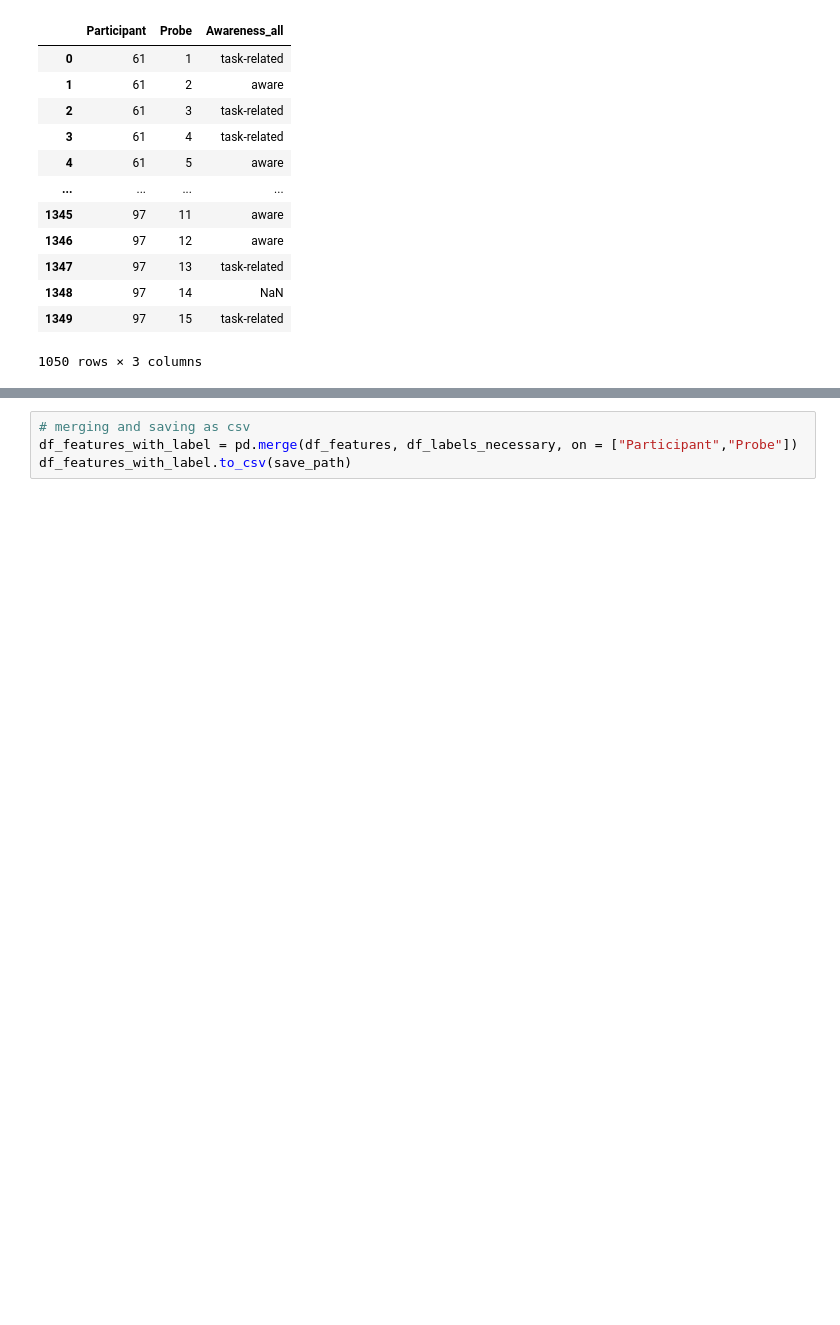
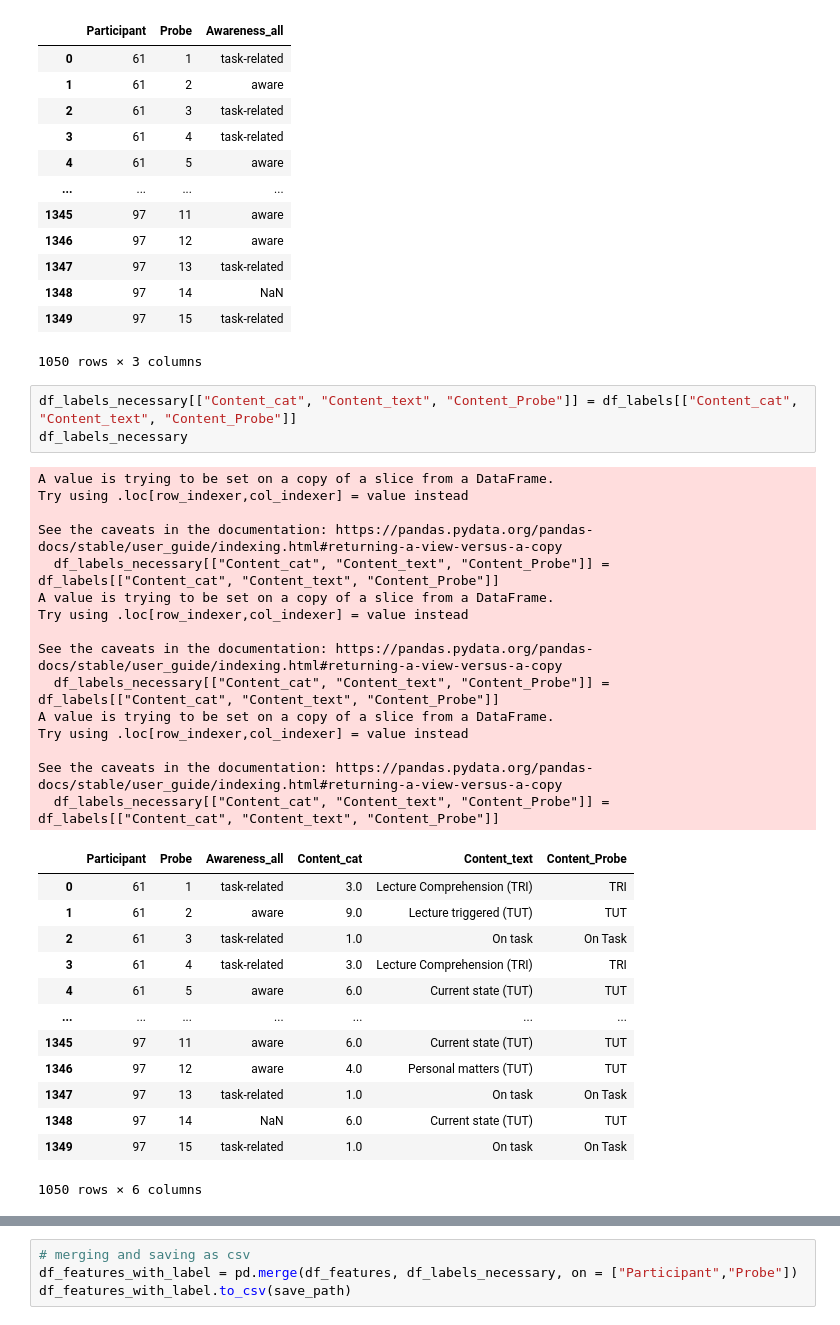
Before and after one commit to juverse/Mind-Wandering-Detection, a Jupyter notebook: Model Building/add_final_labels_to_features.ipynb, the cells around one changed output, grey strips where cells are left out. Saved outputs shown, nothing was run; the diff lists cells and outputs as text; blank space fills up the shorter version.

```diff
--- a/Model Building/add_final_labels_to_features.ipynb
+++ b/Model Building/add_final_labels_to_features.ipynb
@@ -80,6 +78,38 @@ df_labels_necessary
 | 1348 | 97 | 14 | NaN |
 | 1349 | 97 | 15 | task-related |
 1050 rows × 3 columns
+# %%
+df_labels_necessary[["Content_cat", "Content_text", "Content_Probe"]] = df_labels[["Content_cat", "Content_text", "Content_Probe"]]
+df_labels_necessary
+# %% [output]
+A value is trying to be set on a copy of a slice from a DataFrame.
+Try using .loc[row_indexer,col_indexer] = value instead
+
+See the caveats in the documentation: https://pandas.pydata.org/pandas-docs/stable/user_guide/indexing.html#returning-a-view-versus-a-copy
+  df_labels_necessary[["Content_cat", "Content_text", "Content_Probe"]] = df_labels[["Content_cat", "Content_text", "Content_Probe"]]
+A value is trying to be set on a copy of a slice from a DataFrame.
+Try using .loc[row_indexer,col_indexer] = value instead
+
+See the caveats in the documentation: https://pandas.pydata.org/pandas-docs/stable/user_guide/indexing.html#returning-a-view-versus-a-copy
+  df_labels_necessary[["Content_cat", "Content_text", "Content_Probe"]] = df_labels[["Content_cat", "Content_text", "Content_Probe"]]
+A value is trying to be set on a copy of a slice from a DataFrame.
+Try using .loc[row_indexer,col_indexer] = value instead
+
+See the caveats in the documentation: https://pandas.pydata.org/pandas-docs/stable/user_guide/indexing.html#returning-a-view-versus-a-copy
+  df_labels_necessary[["Content_cat", "Content_text", "Content_Probe"]] = df_labels[["Content_cat", "Content_text", "Content_Probe"]]
+|  | Participant | Probe | Awareness_all | Content_cat | Content_text | Content_Probe |
+| 0 | 61 | 1 | task-related | 3.0 | Lecture Comprehension (TRI) | TRI |
+| 1 | 61 | 2 | aware | 9.0 | Lecture triggered (TUT) | TUT |
+| 2 | 61 | 3 | task-related | 1.0 | On task | On Task |
+| 3 | 61 | 4 | task-related | 3.0 | Lecture Comprehension (TRI) | TRI |
+| 4 | 61 | 5 | aware | 6.0 | Current state (TUT) | TUT |
+| ... | ... | ... | ... | ... | ... | ... |
+| 1345 | 97 | 11 | aware | 6.0 | Current state (TUT) | TUT |
+| 1346 | 97 | 12 | aware | 4.0 | Personal matters (TUT) | TUT |
+| 1347 | 97 | 13 | task-related | 1.0 | On task | On Task |
+| 1348 | 97 | 14 | NaN | 6.0 | Current state (TUT) | TUT |
+| 1349 | 97 | 15 | task-related | 1.0 | On task | On Task |
+1050 rows × 6 columns
 # %%
 # give them categories instead of numbers
 # categories: ['task-related' == 1 , 'aware' == 2, 'unaware' == 3 , nan == delete the row]
```
Also changed, not shown: parts of 2 cells of this notebook, 4 other files.
